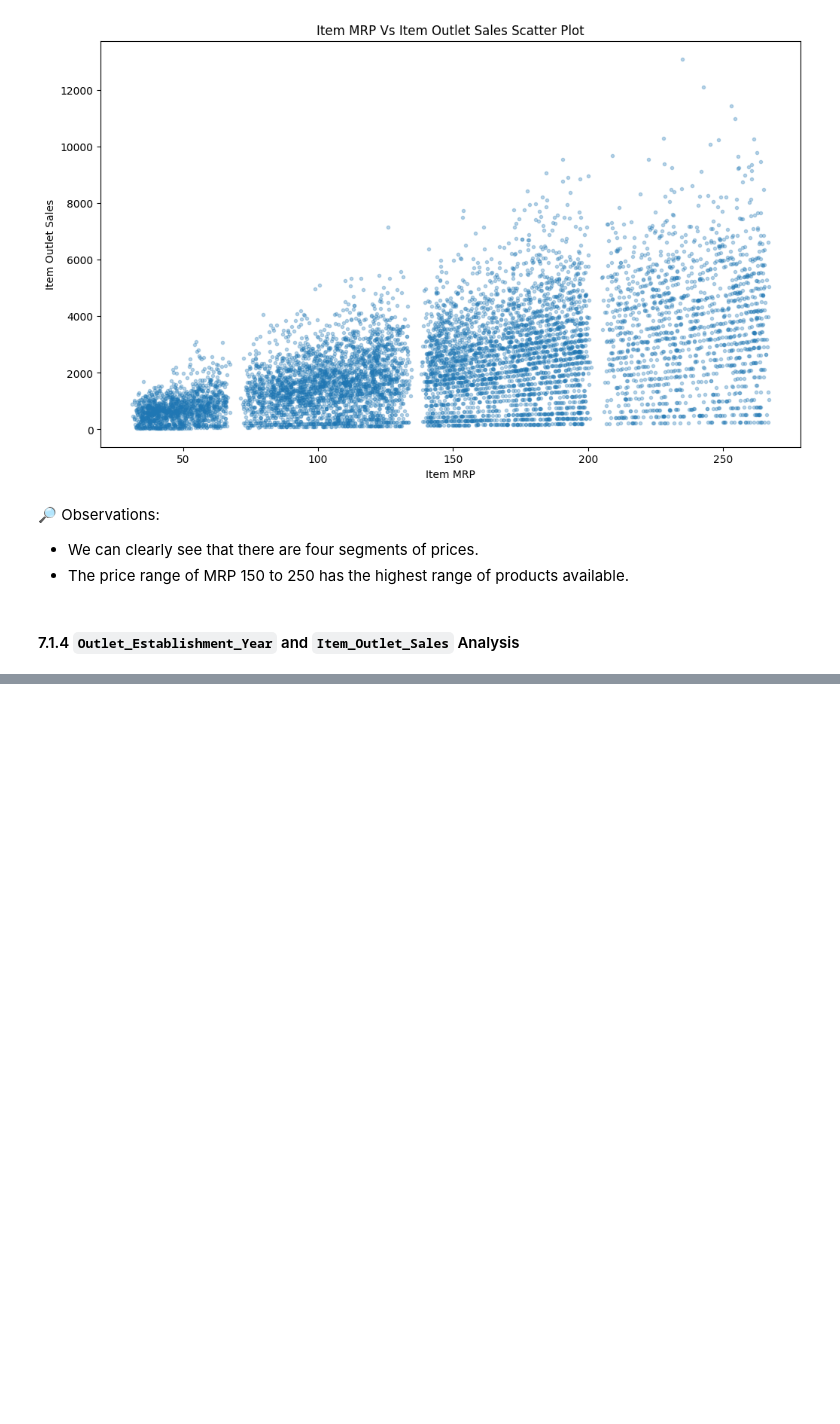
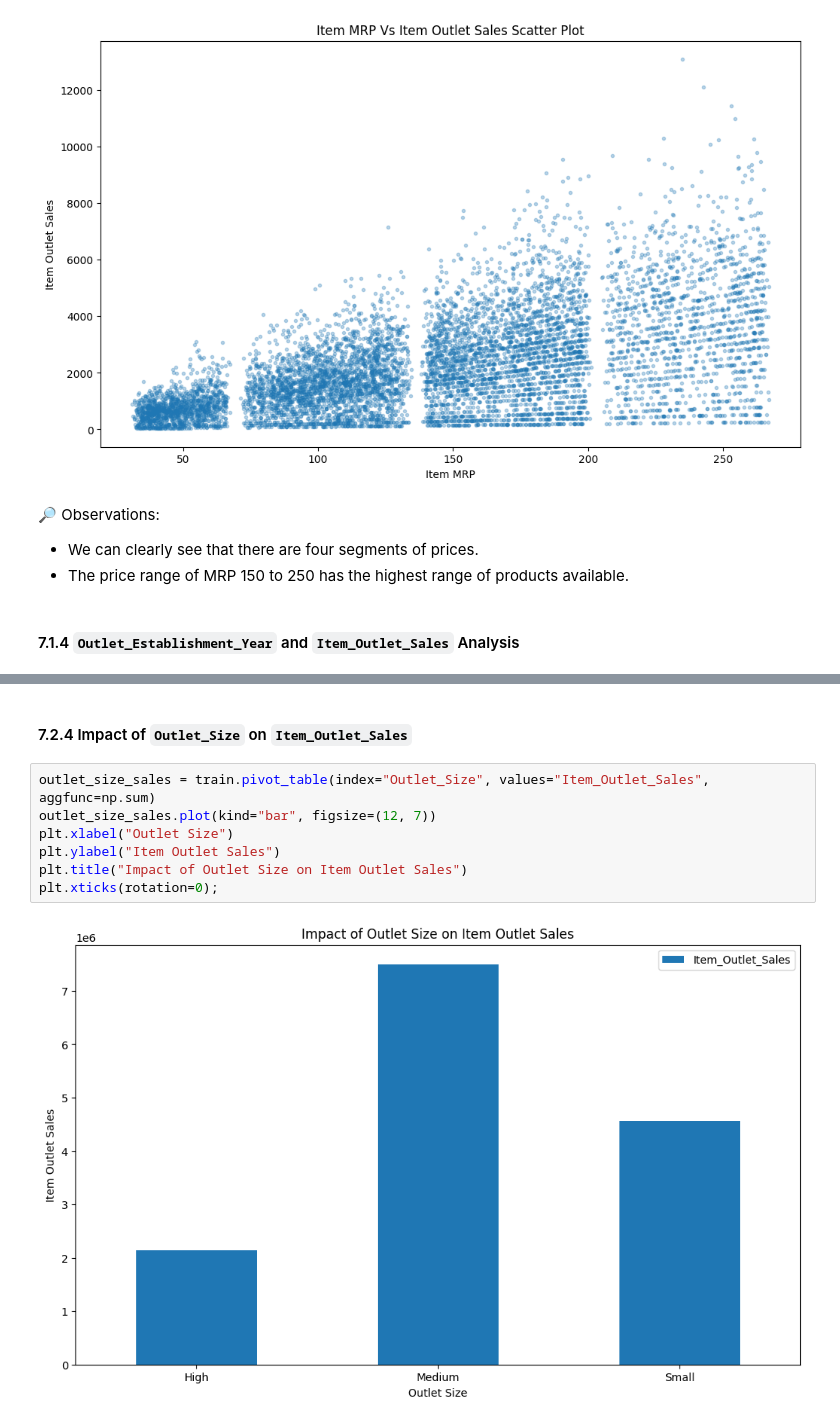
Before and after one commit to abhijeetk597/machine-learning-projects, a Jupyter notebook: BigMartSalesPrediction/bigmart_sales_prediction.ipynb, the cells around one changed output, grey strips where cells are left out. Cells and saved outputs as stored; diff of their text form; blank space fills up the shorter version.

```diff
--- a/BigMartSalesPrediction/bigmart_sales_prediction.ipynb
+++ b/BigMartSalesPrediction/bigmart_sales_prediction.ipynb
@@ -542,0 +585,11 @@ plt.title("Sum of Item Outlet Sales by Outlet Establishment Year Bar Plot");
+# %% [markdown]
+#### 7.2.4 Impact of `Outlet_Size` on `Item_Outlet_Sales`
+# %%
+outlet_size_sales = train.pivot_table(index="Outlet_Size", values="Item_Outlet_Sales", aggfunc=np.sum)
+outlet_size_sales.plot(kind="bar", figsize=(12, 7))
+plt.xlabel("Outlet Size")
+plt.ylabel("Item Outlet Sales")
+plt.title("Impact of Outlet Size on Item Outlet Sales")
+plt.xticks(rotation=0);
+# %% [output]
+[figure, added]
```
Also changed, not shown: parts of 60 cells of this notebook, 2 other files.
